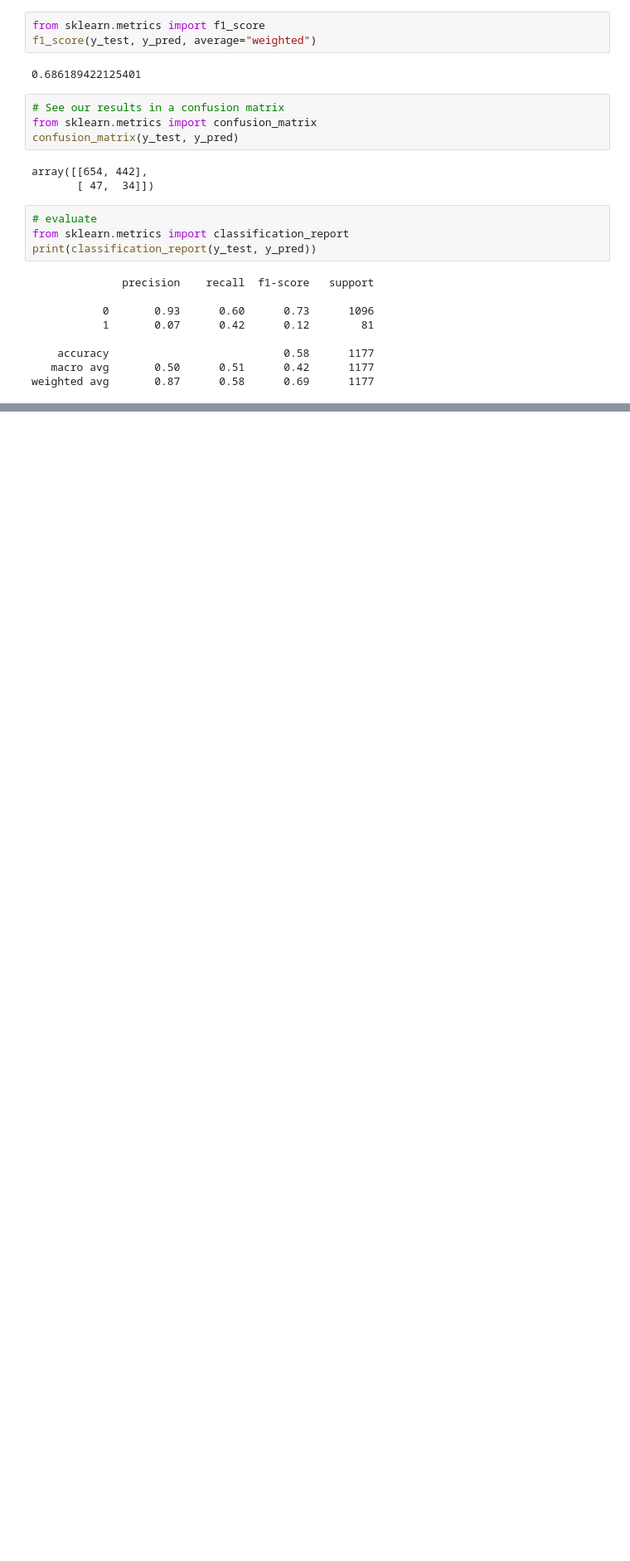
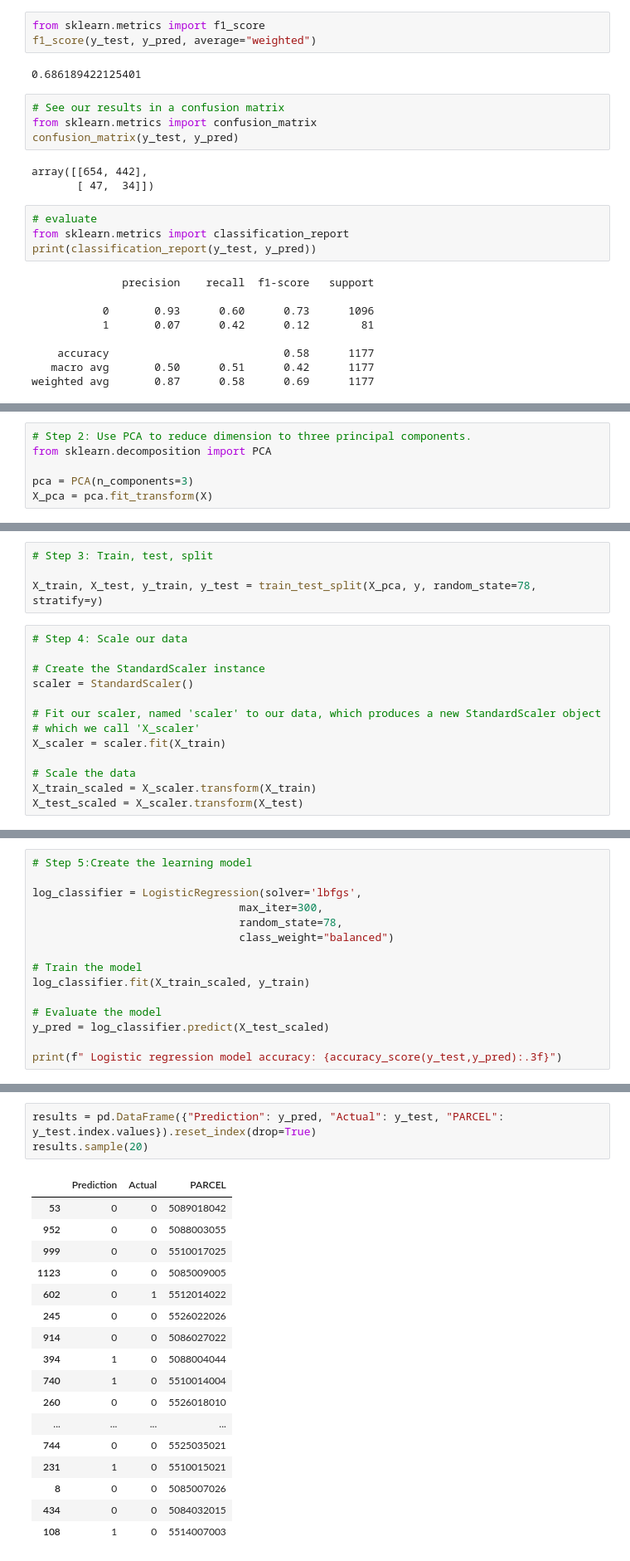
Before and after one commit to mhorstman/Final_Project_Team_1, a Jupyter notebook: Beverly_Grove_Unsupervised_Learning.ipynb, the cells around one changed output, grey strips where cells are left out. Shown: that part at 83% size. Cells and saved outputs as stored; diff of their text form; blank space fills up the shorter version.

Commit message:
Add files via upload
Added the attempt where we combine PCA + Resampling (SMOTE) + Logistic Regression

```diff
--- a/Beverly_Grove_Unsupervised_Learning.ipynb
+++ b/Beverly_Grove_Unsupervised_Learning.ipynb
@@ -846,0 +909,6 @@ weighted avg       0.87      0.58      0.69      1177
+# %%
+# Step 2: Use PCA to reduce dimension to three principal components.
+from sklearn.decomposition import PCA
+
+pca = PCA(n_components=3)
+X_pca = pca.fit_transform(X)
@@ -846,0 +925,17 @@ weighted avg       0.87      0.58      0.69      1177
+# %%
+# Step 3: Train, test, split
+
+X_train, X_test, y_train, y_test = train_test_split(X_pca, y, random_state=78, stratify=y)
+# %%
+# Step 4: Scale our data
+
+# Create the StandardScaler instance
+scaler = StandardScaler()
+
+# Fit our scaler, named 'scaler' to our data, which produces a new StandardScaler object
+# which we call 'X_scaler'
+X_scaler = scaler.fit(X_train)
+
+# Scale the data
+X_train_scaled = X_scaler.transform(X_train)
+X_test_scaled = X_scaler.transform(X_test)
@@ -846,0 +947,15 @@ weighted avg       0.87      0.58      0.69      1177
+# %%
+# Step 5:Create the learning model
+
+log_classifier = LogisticRegression(solver='lbfgs',
+                                max_iter=300,
+                                random_state=78,
+                                class_weight="balanced")
+
+# Train the model
+log_classifier.fit(X_train_scaled, y_train)
+
+# Evaluate the model
+y_pred = log_classifier.predict(X_test_scaled)
+
+print(f" Logistic regression model accuracy: {accuracy_score(y_test,y_pred):.3f}")
@@ -846,0 +964,21 @@ weighted avg       0.87      0.58      0.69      1177
+# %%
+results = pd.DataFrame({"Prediction": y_pred, "Actual": y_test, "PARCEL": y_test.index.values}).reset_index(drop=True)
+results.sample(20)
+# %% [output]
+|  | Prediction | Actual | PARCEL |
+| 53 | 0 | 0 | 5089018042 |
+| 952 | 0 | 0 | 5088003055 |
+| 999 | 0 | 0 | 5510017025 |
+| 1123 | 0 | 0 | 5085009005 |
+| 602 | 0 | 1 | 5512014022 |
+| 245 | 0 | 0 | 5526022026 |
+| 914 | 0 | 0 | 5086027022 |
+| 394 | 1 | 0 | 5088004044 |
+| 740 | 1 | 0 | 5510014004 |
+| 260 | 0 | 0 | 5526018010 |
+| ... | ... | ... | ... |
+| 744 | 0 | 0 | 5525035021 |
+| 231 | 1 | 0 | 5510015021 |
+| 8 | 0 | 0 | 5085007026 |
+| 434 | 0 | 0 | 5084032015 |
+| 108 | 1 | 0 | 5514007003 |
```
Also changed, not shown: parts of 51 cells of this notebook.
